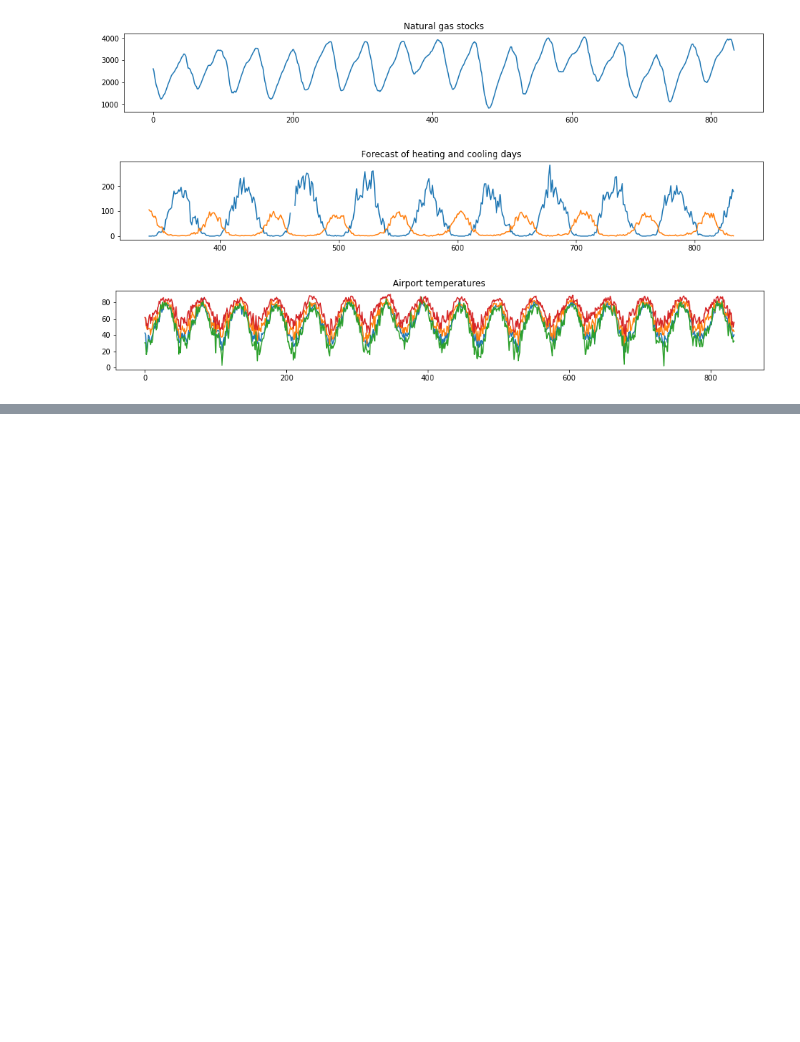
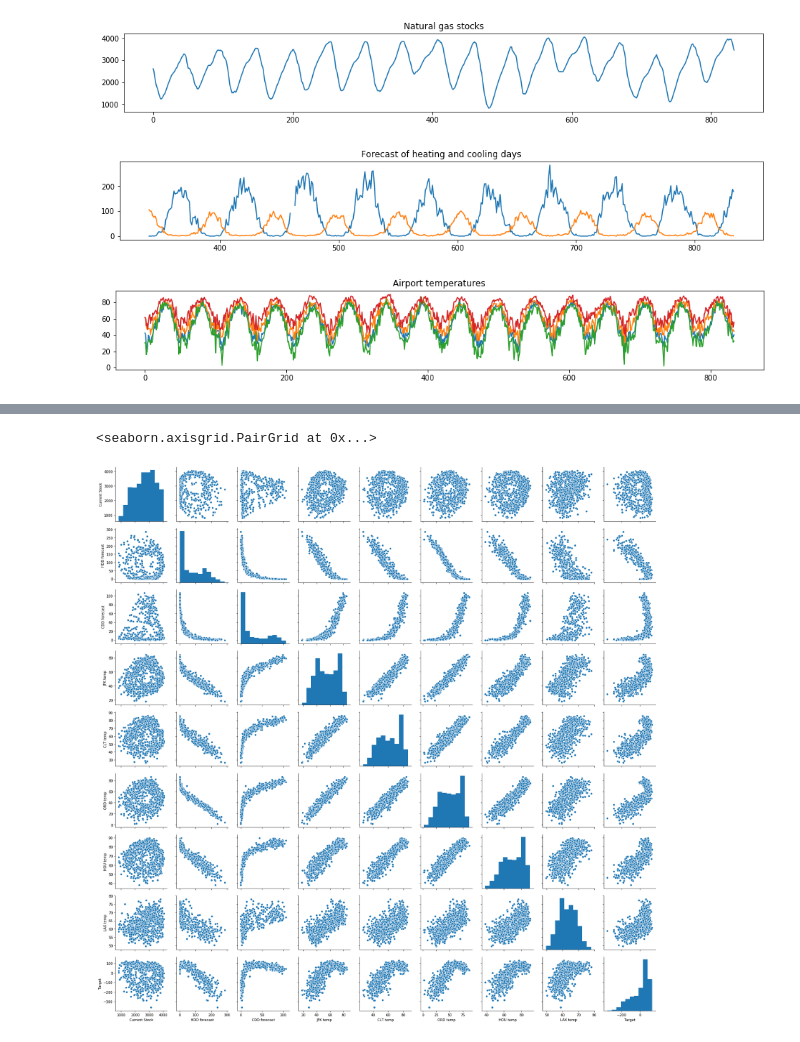
Before and after one commit to KurtButler/AMS520-Project, a Jupyter notebook: Notebooks/Data Overview - Gas.ipynb, the cells around one changed output, grey strips where cells are left out. Saved outputs shown, nothing was run; the diff lists cells and outputs as text; code cells hidden in the pictures; blank space fills up the shorter version.

```diff
--- a/Notebooks/Data Overview - Gas.ipynb
+++ b/Notebooks/Data Overview - Gas.ipynb
@@ -47,0 +56,9 @@ plt.show()
+# %%
+import seaborn as sns
+import pandas as pd
+#sns.set_theme(style="ticks")
+my_frame = pd.DataFrame(my_data[:,1:10],columns=['Current Stock','HDD forecast','CDD forecast','JFK temp','CLT temp','ORD temp','HOU temp','LAX temp','Target'])
+sns.pairplot(my_frame)
+# %% [output]
+<seaborn.axisgrid.PairGrid at 0x...>
+[figure, added]
```
Also changed, not shown: parts of 2 cells of this notebook, 1 other file.
